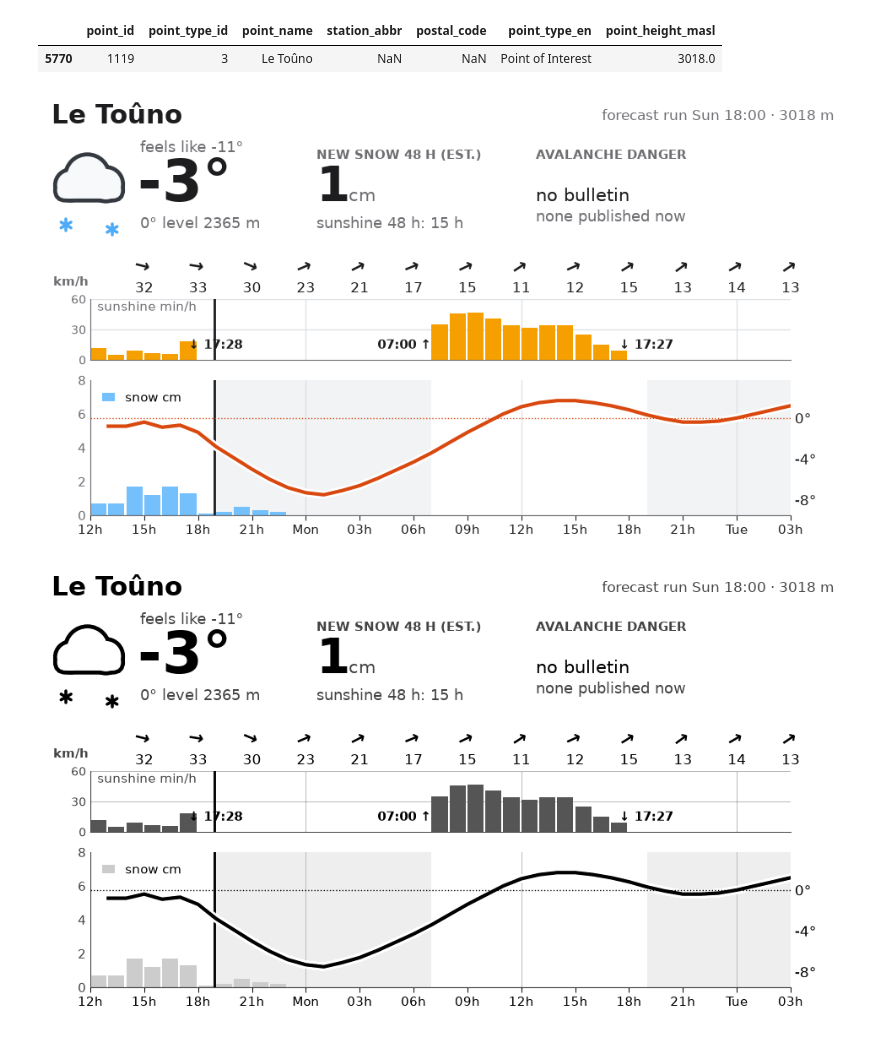
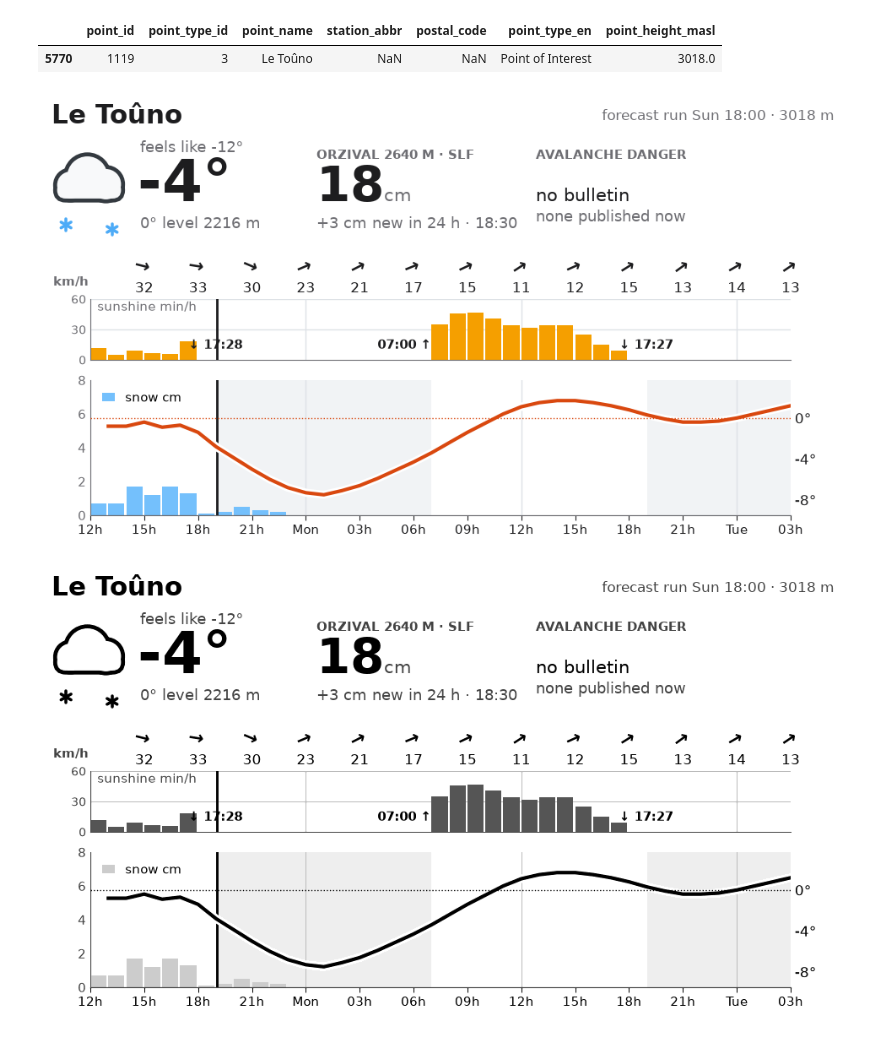
Before and after one commit to frgaude/MeteoSwiss-local-forecast, a Jupyter notebook: notebooks/Mountain.ipynb, the cells around one changed output. Saved outputs shown, nothing was run; the diff lists cells and outputs as text; code cells hidden in the pictures.

```diff
--- a/notebooks/Mountain.ipynb
+++ b/notebooks/Mountain.ipynb
@@ -18,23 +18,25 @@ lf.find_point("touno")
 # ── Configuration ──────────────────────────────────────────────
 POINT = (1119, 3)         # Le Toûno, point of interest, 3018 m
 SLF_REGION = "CH-4124"    # Val d'Anniviers
+SLF_STATION = "ANV2"      # Orzival, 2640 m: measured snow depth (SLF IMIS)
 SLF_ACTIVE_AT = None      # e.g. "2026-02-15T10:00:00Z" to try the layout
 HOURS = 39       # chart: 39 h from the last 00:00 / 12:00
 # ───────────────────────────────────────────────────────────────
 # %%
 run, data = lf.fetch([POINT], lf.MOUNTAIN_PARAMS)
 hourly, _ = data[POINT]
 bulletin = lf.slf_bulletin(SLF_REGION, active_at=SLF_ACTIVE_AT)
-view = lf.mountain_view(run, hourly, lf.point_info(POINT), bulletin, hours=HOURS)
+station = lf.slf_station(SLF_STATION)
+view = lf.mountain_view(run, hourly, lf.point_info(POINT), bulletin, station, hours=HOURS)
 screens.render(screens.mountain, view, colour=True)
 # %% [output]
-[figure, old version]
+[figure, new version]
 # %%
 # As on the LilyGO T5 4.7" e-paper: 960×540, 16 grey levels
 img = screens.render(screens.mountain, view)
 img
 # %% [output]
-[figure, old version]
+[figure, new version]
 # %%
 # The payload a display would receive
 print(f"{len(json.dumps(view, separators=(',', ':')))} bytes as JSON, "
```
Also changed, not shown: parts of 1 cell of this notebook, 5 other files.
